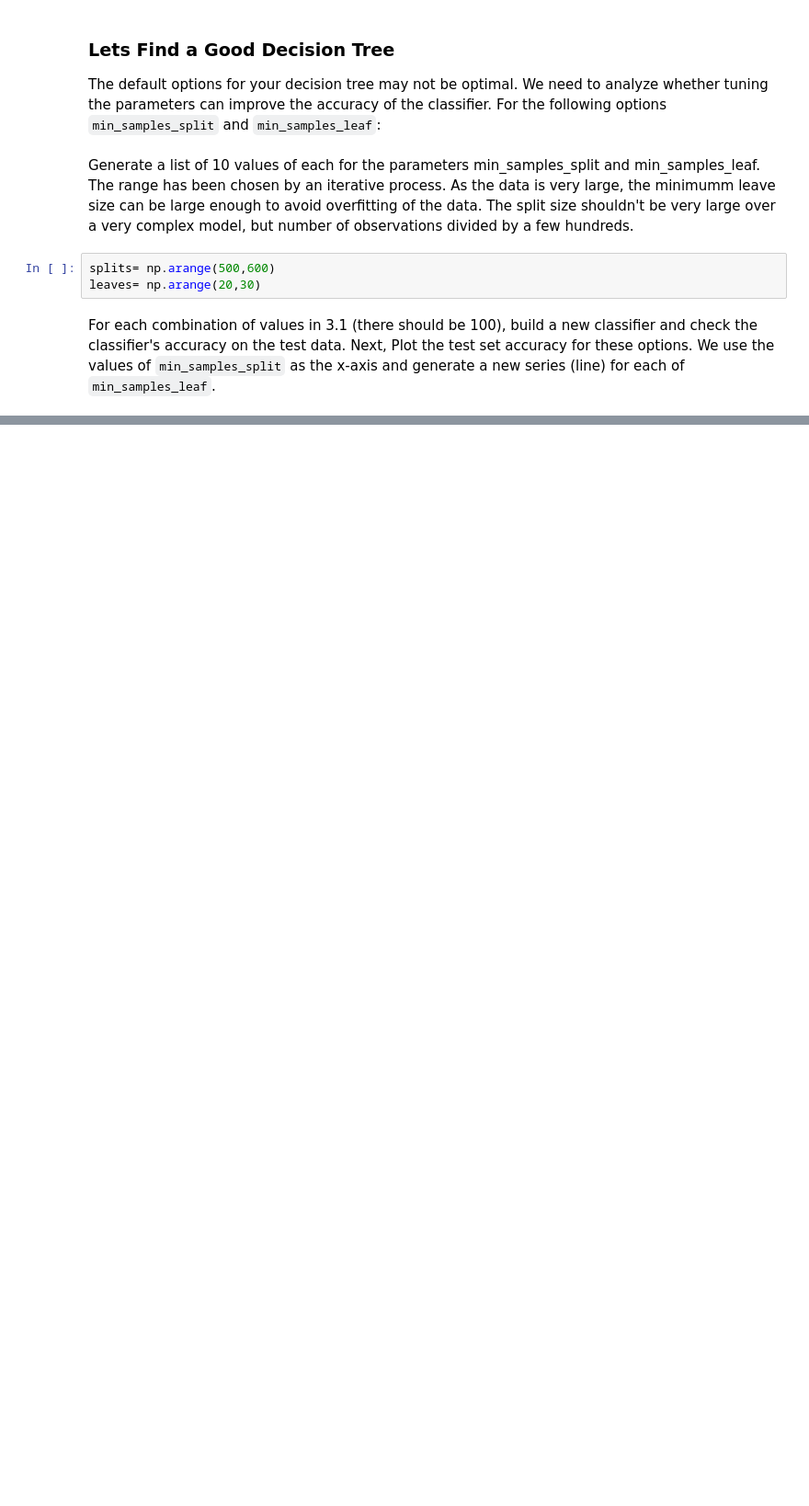
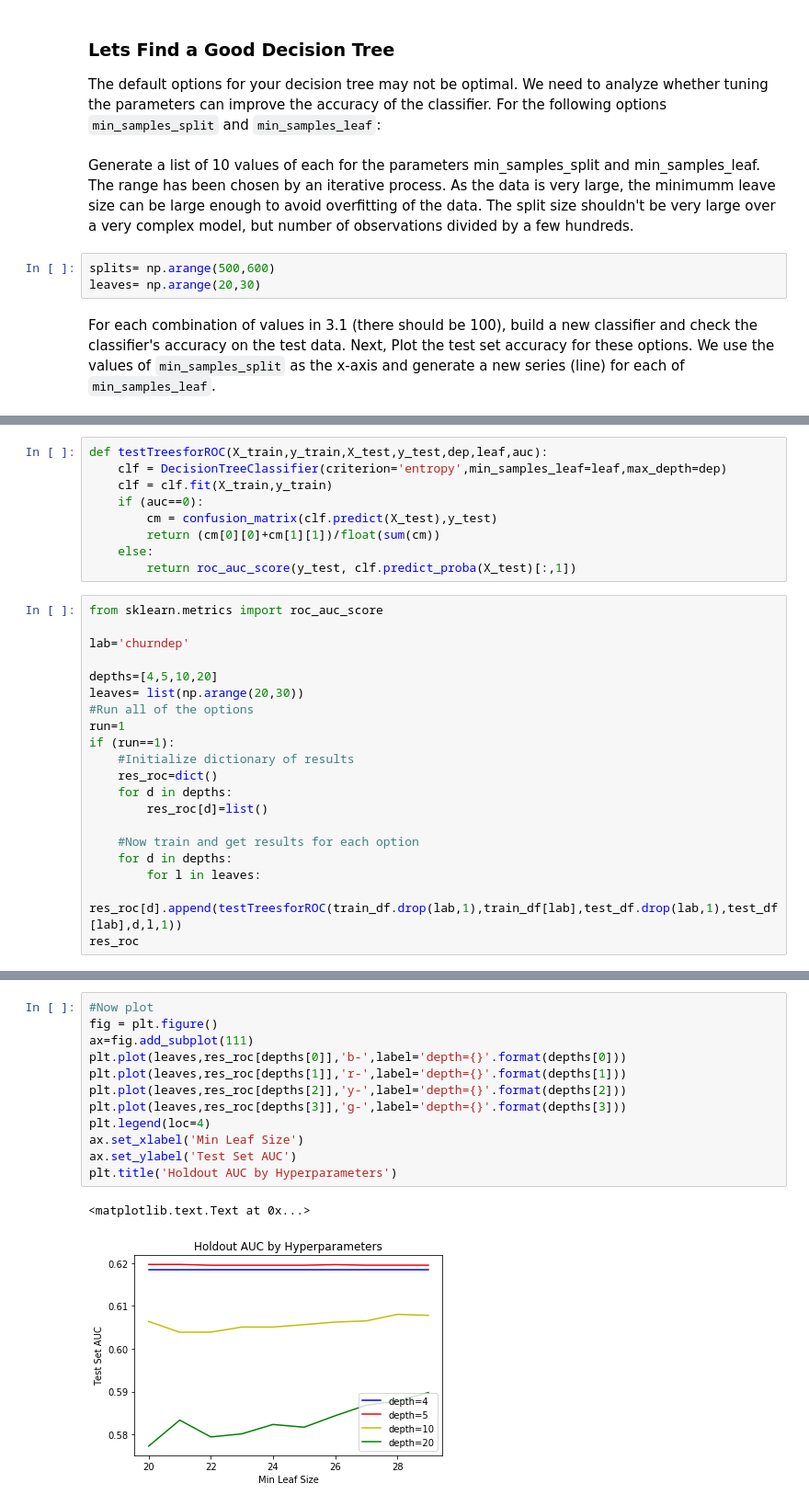
Before and after one commit to dishaumarwani/DataScience, a Jupyter notebook: Decision_Tree_Classifier.ipynb, the cells around one changed output, grey strips where cells are left out. Shown: that part at 92% size. Cells and saved outputs as stored; diff of their text form; blank space fills up the shorter version.

```diff
--- a/Decision_Tree_Classifier.ipynb
+++ b/Decision_Tree_Classifier.ipynb
@@ -163,0 +164,29 @@ plt.title('Accuracy by Hyperparameters')
+# %%
+def testTreesforROC(X_train,y_train,X_test,y_test,dep,leaf,auc):
+    clf = DecisionTreeClassifier(criterion='entropy',min_samples_leaf=leaf,max_depth=dep)
+    clf = clf.fit(X_train,y_train)
+    if (auc==0):
+        cm = confusion_matrix(clf.predict(X_test),y_test)
+        return (cm[0][0]+cm[1][1])/float(sum(cm))
+    else:
+        return roc_auc_score(y_test, clf.predict_proba(X_test)[:,1])
+# %%
+from sklearn.metrics import roc_auc_score
+
+lab='churndep'
+
+depths=[4,5,10,20]
+leaves= list(np.arange(20,30))
+#Run all of the options
+run=1
+if (run==1):
+    #Initialize dictionary of results
+    res_roc=dict()
+    for d in depths:
+        res_roc[d]=list()
+
+    #Now train and get results for each option
+    for d in depths:
+        for l in leaves:
+            res_roc[d].append(testTreesforROC(train_df.drop(lab,1),train_df[lab],test_df.drop(lab,1),test_df[lab],d,l,1))
+res_roc
@@ -164,3 +211,18 @@ plt.title('Accuracy by Hyperparameters')
+# %%
+#Now plot
+fig = plt.figure()
+ax=fig.add_subplot(111)
+plt.plot(leaves,res_roc[depths[0]],'b-',label='depth={}'.format(depths[0]))
+plt.plot(leaves,res_roc[depths[1]],'r-',label='depth={}'.format(depths[1]))
+plt.plot(leaves,res_roc[depths[2]],'y-',label='depth={}'.format(depths[2]))
+plt.plot(leaves,res_roc[depths[3]],'g-',label='depth={}'.format(depths[3]))
+plt.legend(loc=4)
+ax.set_xlabel('Min Leaf Size')
+ax.set_ylabel('Test Set AUC')
+plt.title('Holdout AUC by Hyperparameters')
+# %% [output]
+<matplotlib.text.Text at 0x...>
+[figure, added]
 # %% [markdown]
 Does the accuracy of your decision tree increase or decrease?
 It definately increases to a certain extent.
```
Also changed, not shown: parts of 8 cells of this notebook.
